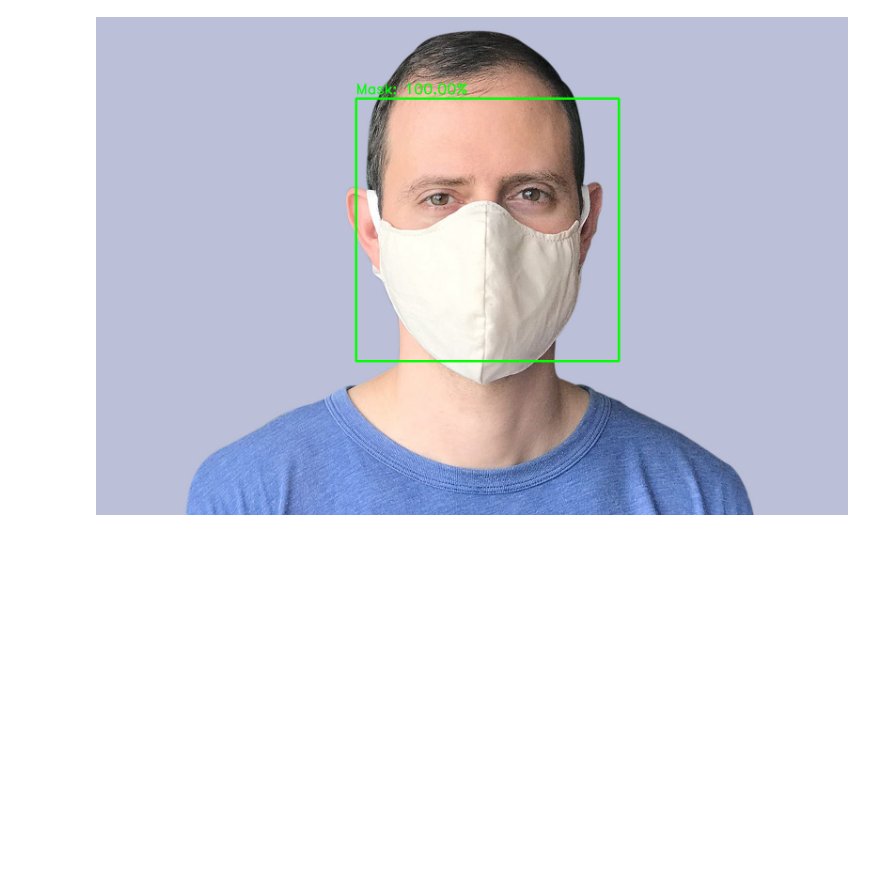
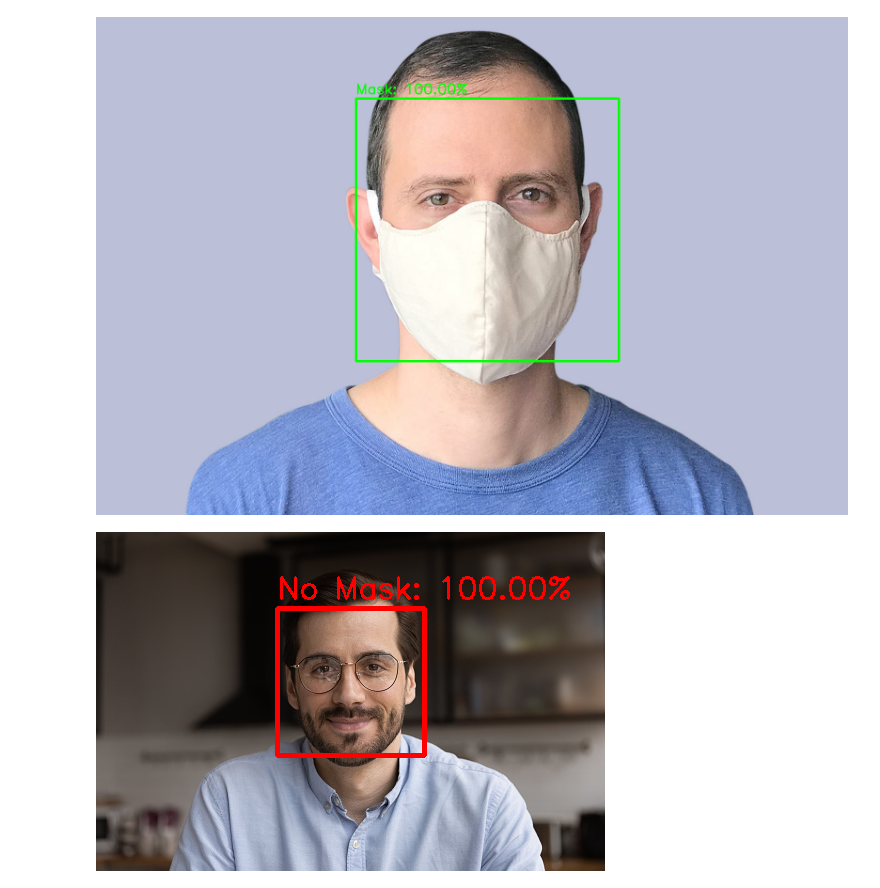
Before and after one commit to ktmshyamal/IT18226560_face_mask_detection, a Jupyter notebook: face_mask_detection.ipynb, the cells around one changed output. Drawn from its saved outputs; the diff is of its cells as text; code cells hidden in the pictures; blank space fills up the shorter version.

```diff
--- a/face_mask_detection.ipynb
+++ b/face_mask_detection.ipynb
@@ -213,7 +213,9 @@ cv2_imshow(output)
 # %% [output]
 [figure]
 # %%
-input_image = cv2.imread("without_mask_1.jpg")
+input_image = cv2.imread("/content/without_mask_1.jpg")
 output = face_mask_detector(input_image)
 cv2_imshow(output)
+# %% [output]
+[figure, added]
 # %%
```
Also changed, not shown: parts of 1 cell of this notebook.
